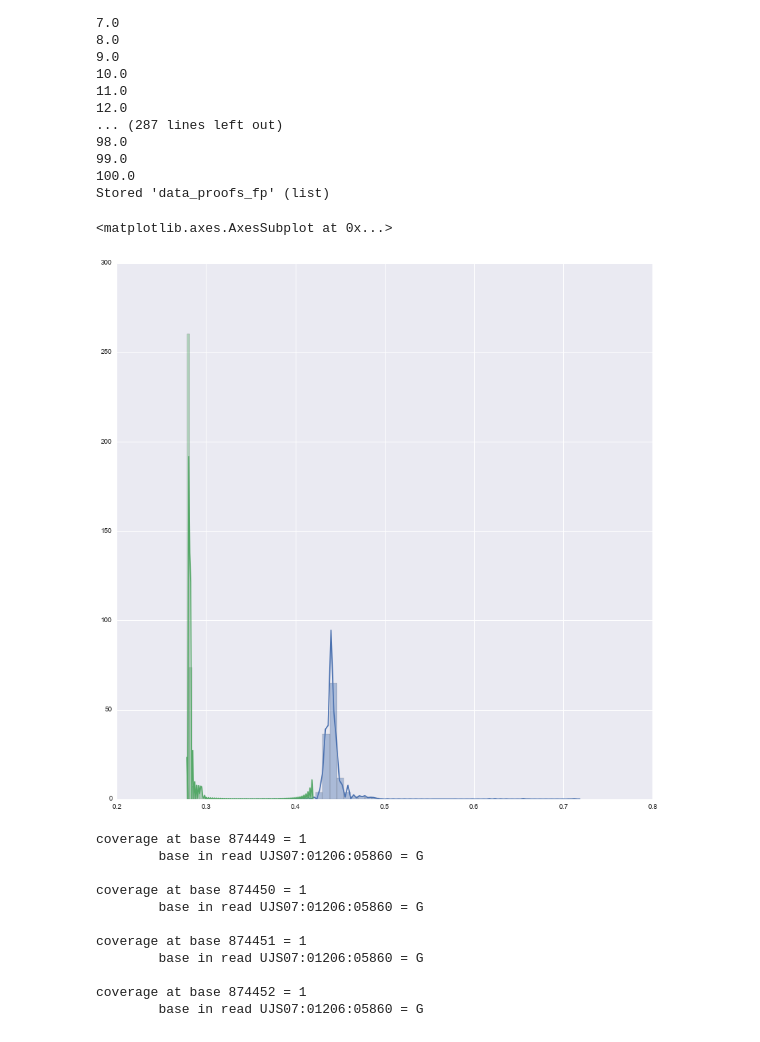
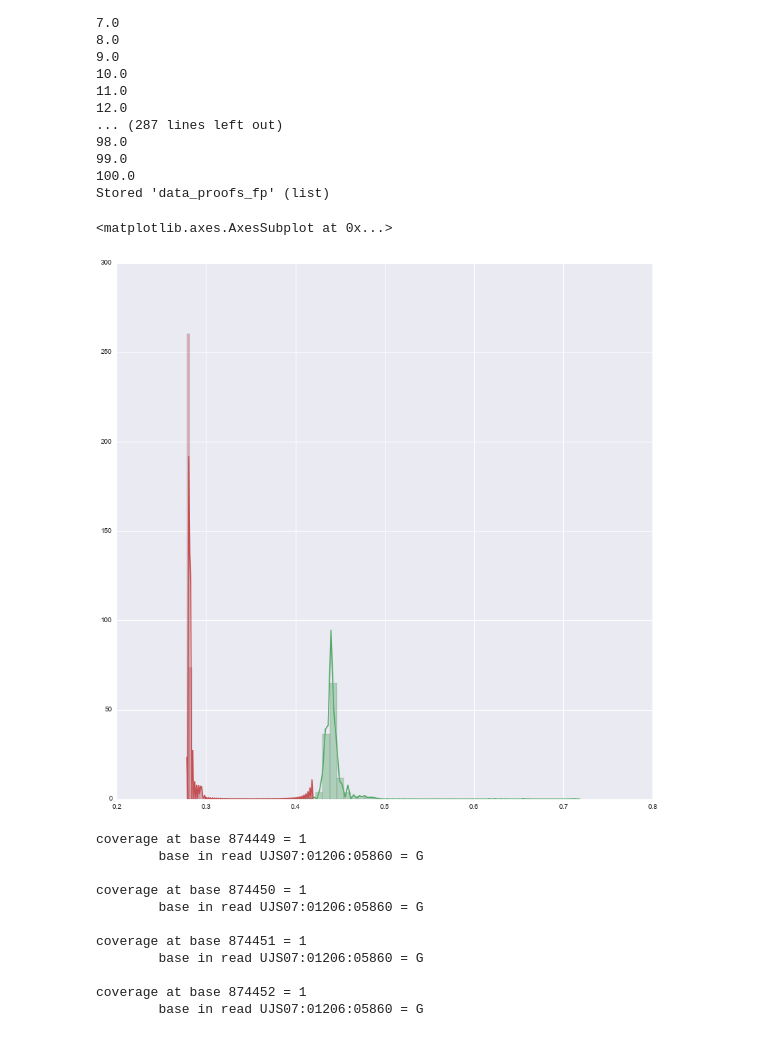
Before and after one commit to AlexanderGri/Graduate-work, a Jupyter notebook: Feature analysis.ipynb, the cells around one changed output. Saved outputs shown, nothing was run; the diff lists cells and outputs as text; code cells hidden in the pictures.

```diff
--- a/Feature analysis.ipynb
+++ b/Feature analysis.ipynb
@@ -504,7 +504,7 @@ def indel_positions_in_reads(path_to_reference,path_to_bam,path_to_vcf):
                 array = []
                 for read in iter:
                     if ((record.POS-1) in read.positions):
-                        array.append([read.positions.index(record.POS-1)+1,len(read.positions)])
+                        array.append([read.positions.index(record.POS-1)+1,len(read.seq)])
                     else: continue
                 full_list.append(array)
         if  (math.floor((n+1)*100/float(size))!= math.floor(n*100/float(size))): print math.floor((n+1)*100/float(size))
@@ -821,0 +821,8 @@ sns.distplot(positions_data_fp_percentage,hist=True,label='fp')
+# %%
+n = 3
+max = 90
+for a in range(0,max, max/n):
+    plt.figure(figsize=(14,14))
+    sns.set(color_codes=True)
+    sns.distplot(np.asarray([(y[1]-y[0]) for x in positions_data_tp for y in x if a<y[1]<=a+max/n]),color = 'g',hist=True,label='tp')
+    sns.distplot(np.asarray([(y[1]-y[0]) for x in positions_data_fp for y in x if a<y[1]<=a+max/n]),color = 'r',hist=True,label='fp')
@@ -849,12 +860,12 @@ Stored 'data_proofs_fp' (list)
 # %%
 %matplotlib inline
 plt.figure(figsize=(14,14))
 sns.set(color_codes=True)
-sns.distplot(data_proofs_tp,hist=True,col,label='tp')
-sns.distplot(data_proofs_fp,hist=True,label='fp')
+sns.distplot(data_proofs_tp,hist=True,color = 'g',label='tp')
+sns.distplot(data_proofs_fp,hist=True,color = 'r',label='fp')
 # %% [output]
 <matplotlib.axes.AxesSubplot at 0x...>
-[figure, old version]
+[figure, new version]
 # %%
 samfile = pysam.AlignmentFile("/home/alexgri/indels/GoldenStandard_OurAlgorithms/gcat_set_059-ready.bam", "rb")
 #for read in samfile.fetch('1', 1019890, 1019891):
```
Also changed, not shown: parts of 4 cells of this notebook.
